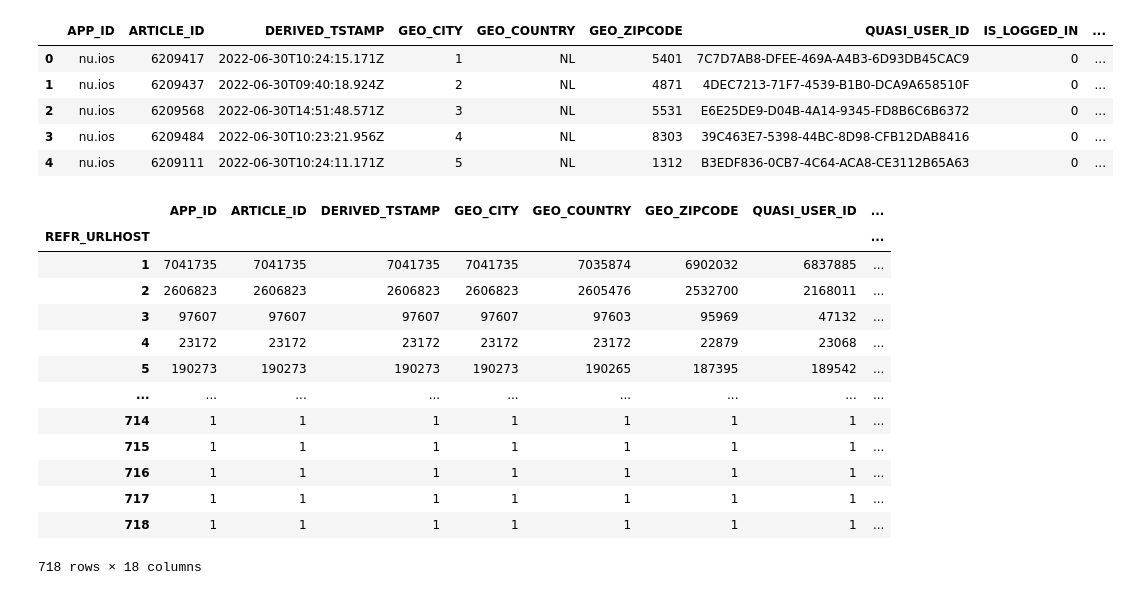
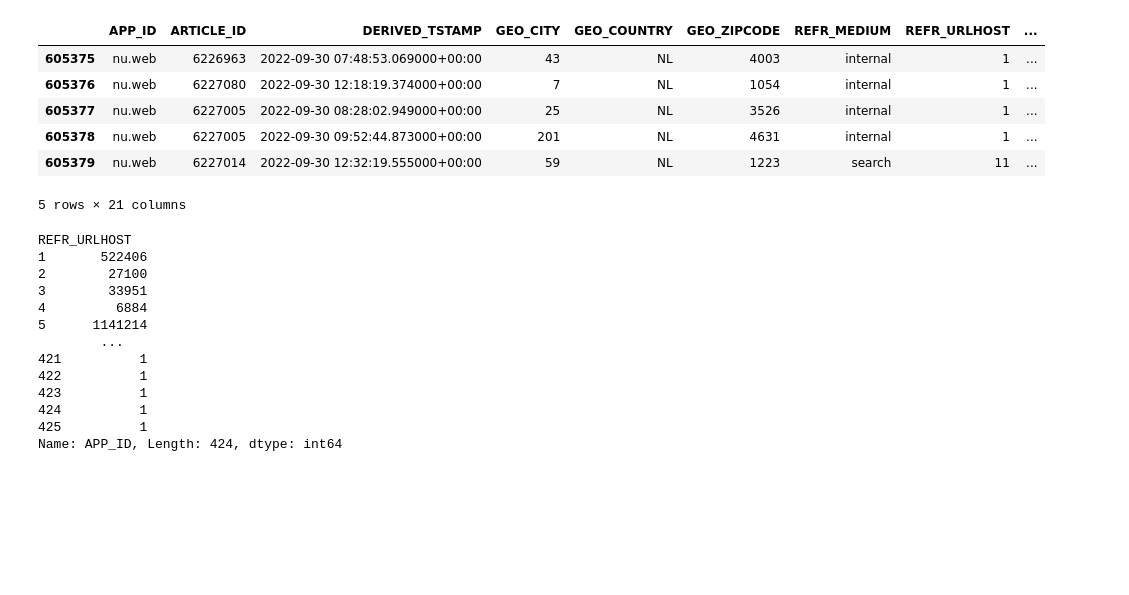
Before and after one commit to Olu93/work_beyond_clicks, a Jupyter notebook: example_jupyter_notebook.ipynb, the cells around one changed output. Drawn from its saved outputs; the diff is of its cells as text; code cells hidden in the pictures; blank space fills up the shorter version.

```diff
--- a/example_jupyter_notebook.ipynb
+++ b/example_jupyter_notebook.ipynb
@@ -14,29 +26,42 @@ reduced_views.csv
 # %%
-ddf = pd.read_csv('data_dpg_testdata/reduced/reduced_views-part-00000-d667af8c-fe5d-4c75-b144-400a5560425d-c000.json.csv', dtype={'GEO_ZIPCODE': 'object',
-       'REFR_MEDIUM': 'object'})
-ddf.head()
+ddf = pd.read_csv(f'data_dpg_testdata/{DATA_FOLDER}/reduced_views.csv', dtype={'GEO_ZIPCODE': object,
+       'REFR_MEDIUM': object, 'IS_LOGGED_IN': object, 'file_name': object,
+"privacy_advertising":int,
+"privacy_analytics":int,
+"privacy_functional":int,
+"privacy_geo_location":int,
+"privacy_marketing":int,
+"privacy_non-personalised_ads":int,
+"privacy_personalisation":int,
+"privacy_social_media":int,
+"privacy_target_advertising":int,
+
+       })
+ddf["DERIVED_TSTAMP"] = pd.to_datetime(ddf["DERIVED_TSTAMP"])
+ddf["hour"] = ddf["DERIVED_TSTAMP"].dt.hour
+ddf.tail()
 # %% [output]
-|  | APP_ID | ARTICLE_ID | DERIVED_TSTAMP | GEO_CITY | GEO_COUNTRY | GEO_ZIPCODE | QUASI_USER_ID | IS_LOGGED_IN | ... |
-| 0 | nu.ios | 6209417 | 2022-06-30T10:24:15.171Z | 1 | NL | 5401 | 7C7D7AB8-DFEE-469A-A4B3-6D93DB45CAC9 | 0 | ... |
-| 1 | nu.ios | 6209437 | 2022-06-30T09:40:18.924Z | 2 | NL | 4871 | 4DEC7213-71F7-4539-B1B0-DCA9A658510F | 0 | ... |
-| 2 | nu.ios | 6209568 | 2022-06-30T14:51:48.571Z | 3 | NL | 5531 | E6E25DE9-D04B-4A14-9345-FD8B6C6B6372 | 0 | ... |
-| 3 | nu.ios | 6209484 | 2022-06-30T10:23:21.956Z | 4 | NL | 8303 | 39C463E7-5398-44BC-8D98-CFB12DAB8416 | 0 | ... |
-| 4 | nu.ios | 6209111 | 2022-06-30T10:24:11.171Z | 5 | NL | 1312 | B3EDF836-0CB7-4C64-ACA8-CE3112B65A63 | 0 | ... |
+|  | APP_ID | ARTICLE_ID | DERIVED_TSTAMP | GEO_CITY | GEO_COUNTRY | GEO_ZIPCODE | REFR_MEDIUM | REFR_URLHOST | ... |
+| 605375 | nu.web | 6226963 | 2022-09-30 07:48:53.069000+00:00 | 43 | NL | 4003 | internal | 1 | ... |
+| 605376 | nu.web | 6227080 | 2022-09-30 12:18:19.374000+00:00 | 7 | NL | 1054 | internal | 1 | ... |
+| 605377 | nu.web | 6227005 | 2022-09-30 08:28:02.949000+00:00 | 25 | NL | 3526 | internal | 1 | ... |
+| 605378 | nu.web | 6227005 | 2022-09-30 09:52:44.873000+00:00 | 201 | NL | 4631 | internal | 1 | ... |
+| 605379 | nu.web | 6227014 | 2022-09-30 12:32:19.555000+00:00 | 59 | NL | 1223 | search | 11 | ... |
+5 rows × 21 columns
 # %%
-ddf.groupby(['REFR_URLHOST']).count().compute()
+ddf.groupby(['REFR_URLHOST'])['APP_ID'].count().compute()
 # %% [output]
-|  | APP_ID | ARTICLE_ID | DERIVED_TSTAMP | GEO_CITY | GEO_COUNTRY | GEO_ZIPCODE | QUASI_USER_ID | ... |
-| REFR_URLHOST |  |  |  |  |  |  |  | ... |
-| 1 | 7041735 | 7041735 | 7041735 | 7041735 | 7035874 | 6902032 | 6837885 | ... |
-| 2 | 2606823 | 2606823 | 2606823 | 2606823 | 2605476 | 2532700 | 2168011 | ... |
-| 3 | 97607 | 97607 | 97607 | 97607 | 97603 | 95969 | 47132 | ... |
-| 4 | 23172 | 23172 | 23172 | 23172 | 23172 | 22879 | 23068 | ... |
-| 5 | 190273 | 190273 | 190273 | 190273 | 190265 | 187395 | 189542 | ... |
-| ... | ... | ... | ... | ... | ... | ... | ... | ... |
-| 714 | 1 | 1 | 1 | 1 | 1 | 1 | 1 | ... |
-| 715 | 1 | 1 | 1 | 1 | 1 | 1 | 1 | ... |
-| 716 | 1 | 1 | 1 | 1 | 1 | 1 | 1 | ... |
-| 717 | 1 | 1 | 1 | 1 | 1 | 1 | 1 | ... |
-| 718 | 1 | 1 | 1 | 1 | 1 | 1 | 1 | ... |
-718 rows × 18 columns
+REFR_URLHOST
+1       522406
+2        27100
+3        33951
+4         6884
+5      1141214
+        ...
+421          1
+422          1
+423          1
+424          1
+425          1
+Name: APP_ID, Length: 424, dtype: int64
 # %%
```
Also changed, not shown: parts of 21 cells of this notebook, 3 other files.
